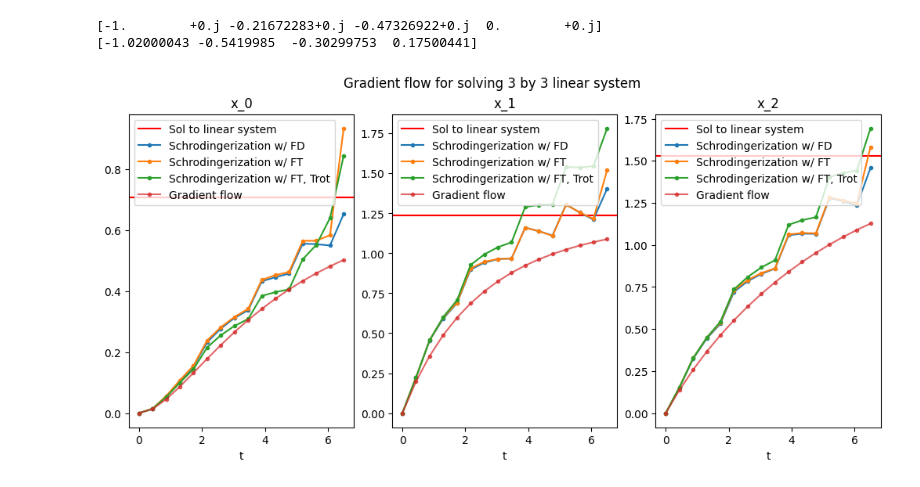
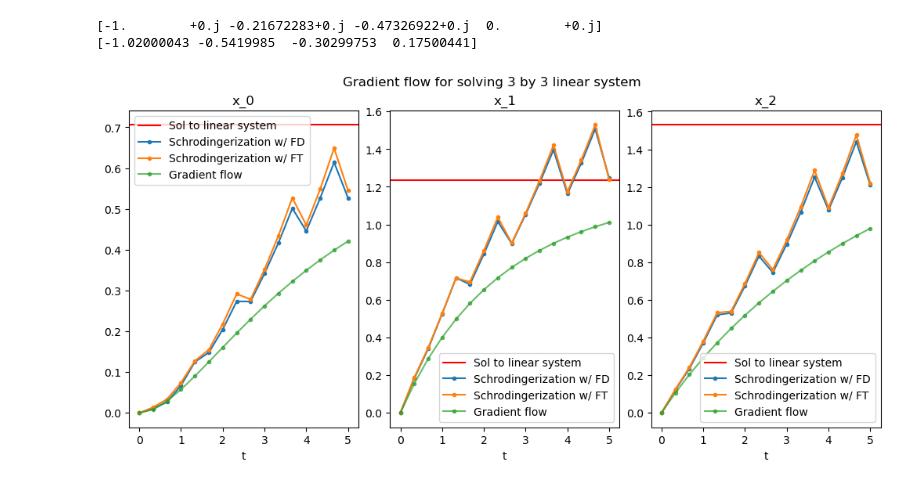
Before and after one commit to jli0108/quantum-diff-eq-ham-ebd, a Jupyter notebook: linear_system_std_binary.ipynb, the cells around one changed output. Cells and saved outputs as stored; diff of their text form; code cells hidden in the pictures.

```diff
--- a/linear_system_std_binary.ipynb
+++ b/linear_system_std_binary.ipynb
@@ -240,22 +240,22 @@ b:
  [0.33799841]]
 Ground truth: [0.70588235 1.23529412 1.52941176]
 # %%
-R = 6
+R = 5
 L = -R
-n_p = 6
+n_p = 5
 N_p = 2 ** n_p
 h = (R - L) / (N_p - 1)
 n_x = int(np.log2(A_tilde.shape[0]))
 print("N_p:", N_p)
 print(f"Total number of qubits: {n_p + n_x}")
-T = 6.5
+T = 5
 N_t = 16
-r = 2
+r = 4
 u_recover = solve_gradient_flow(A, b, x_0, N_p, L, R, T, N_t, schrodingerization)
 u_recover_ft = solve_gradient_flow(A, b, x_0, N_p, L, R, T, N_t, schrodingerization_ft)
 u_recover_trot = solve_gradient_flow(A, b, x_0, N_p, L, R, T, N_t, schrodingerization_ft_trot, r=r)
 
 print(f"Relative error (Schrodingerization): {np.linalg.norm(u_recover[-1,:] - x_sol) / np.linalg.norm(x_sol) : 0.3f}")
 print(f"Relative error (Schrodingerization with FT): {np.linalg.norm(u_recover_ft[-1,:] - x_sol) / np.linalg.norm(x_sol) : 0.3f}")
-print(f"Relative error (Schrodingerization with FT, Trotter): {np.linalg.norm(u_recover_trot[-1,:] - x_sol) / np.linalg.norm(x_sol) : 0.3f}")
+# print(f"Relative error (Schrodingerization with FT, Trotter): {np.linalg.norm(u_recover_trot[-1,:] - x_sol) / np.linalg.norm(x_sol) : 0.3f}")
 # %% [output]
@@ -298,26 +297,26 @@ sol_augmented = solve_ivp(F, [0, T], vstack([x_0, 1]).toarray().reshape(dimensio
 # %%
 t_vals = np.linspace(0, T, N_t)
 
 fig, axs = plt.subplots(1, dimension, constrained_layout=True, facecolor="white", figsize=(10,5))
 
 aspect = 0.4
 
 for i in range(3):
 
     axs[i].axhline(y=x_sol[i], color='red', label="Sol to linear system")
 
     axs[i].plot(t_vals, u_recover[:,i].real, '-o', label="Schrodingerization w/ FD", markersize=3)
 
     axs[i].plot(t_vals, u_recover_ft[:,i].real, '-o', label="Schrodingerization w/ FT", markersize=3)
-    axs[i].plot(t_vals, u_recover_trot[:,i].real, '-o', label="Schrodingerization w/ FT, Trot", markersize=3)
+    # axs[i].plot(t_vals, u_recover_trot[:,i].real, '-o', label="Schrodingerization w/ FT, Trot", markersize=3)
     # axs[i].plot(t_vals, sol_augmented.y[i], '--o', label="scipy augmented ODE", linewidth=3, alpha=0.7)
 
     axs[i].plot(t_vals, sol_gf.y[i], '-o', label="Gradient flow", alpha=0.7, markersize=3)
     axs[i].legend()
     axs[i].set_title(f"x_{i}")
     axs[i].set_xlabel(f"t")
     # axs[i].set_ylim([-2, 2])
 plt.suptitle(f"Gradient flow for solving {dimension} by {dimension} linear system")
 plt.show()
 # %% [output]
-[figure, old version]
+[figure, new version]
```
Also changed, not shown: parts of 23 cells of this notebook, 7 other files.
